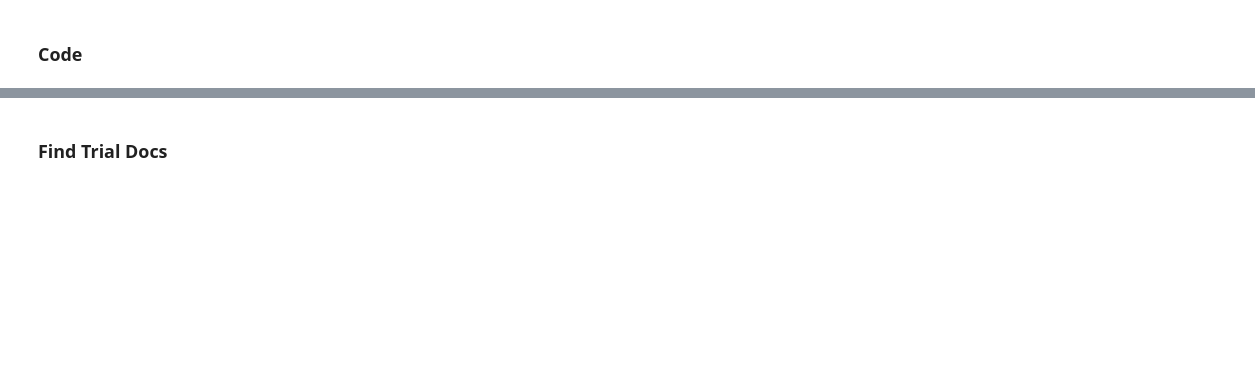
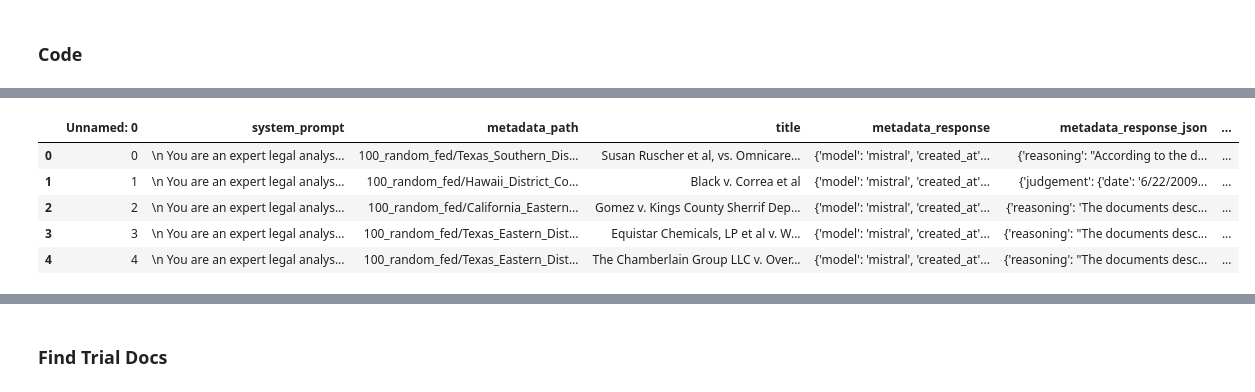
Before and after one commit to ampribe/variable-extraction, a Jupyter notebook: testing.ipynb, the cells around one changed output, grey strips where cells are left out. Cells and saved outputs as stored; diff of their text form; code cells hidden in the pictures; blank space fills up the shorter version.

```diff
--- a/testing.ipynb
+++ b/testing.ipynb
@@ -19,0 +85,11 @@ def summarize_trial_classification():
+# %%
+log = pd.read_csv("fed_log.csv")
+# %%
+log
+# %% [output]
+|  | Unnamed: 0 | system_prompt | metadata_path | title | metadata_response | metadata_response_json | ... |
+| 0 | 0 | \n You are an expert legal analys... | 100_random_fed/Texas_Southern_Dis... | Susan Ruscher et al, vs. Omnicare... | {'model': 'mistral', 'created_at'... | {'reasoning': "According to the d... | ... |
+| 1 | 1 | \n You are an expert legal analys... | 100_random_fed/Hawaii_District_Co... | Black v. Correa et al | {'model': 'mistral', 'created_at'... | {'judgement': {'date': '6/22/2009... | ... |
+| 2 | 2 | \n You are an expert legal analys... | 100_random_fed/California_Eastern... | Gomez v. Kings County Sherrif Dep... | {'model': 'mistral', 'created_at'... | {'reasoning': 'The documents desc... | ... |
+| 3 | 3 | \n You are an expert legal analys... | 100_random_fed/Texas_Eastern_Dist... | Equistar Chemicals, LP et al v. W... | {'model': 'mistral', 'created_at'... | {'reasoning': "The documents desc... | ... |
+| 4 | 4 | \n You are an expert legal analys... | 100_random_fed/Texas_Eastern_Dist... | The Chamberlain Group LLC v. Over... | {'model': 'mistral', 'created_at'... | {'reasoning': "The documents desc... | ... |
```
Also changed, not shown: parts of 12 cells of this notebook, 5 other files.
